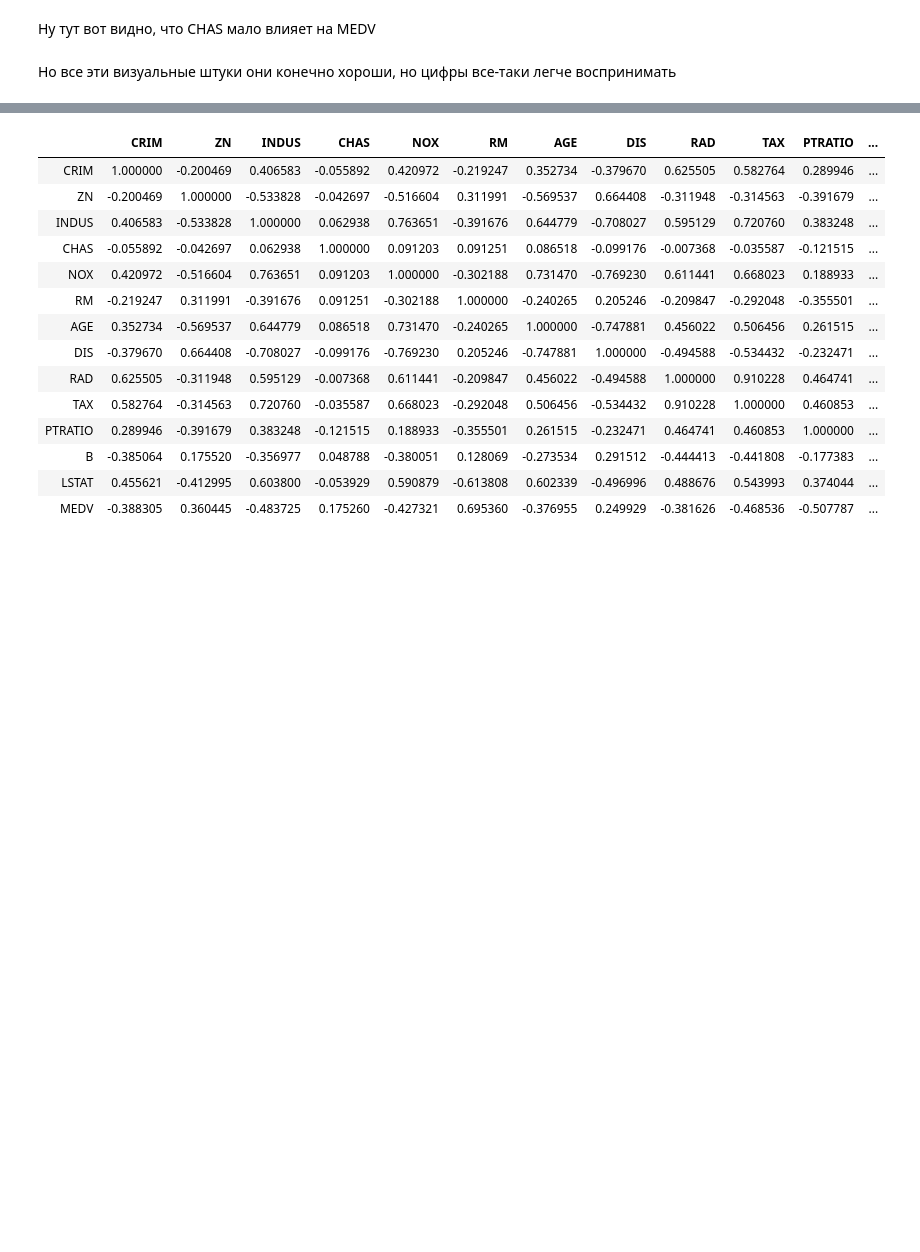
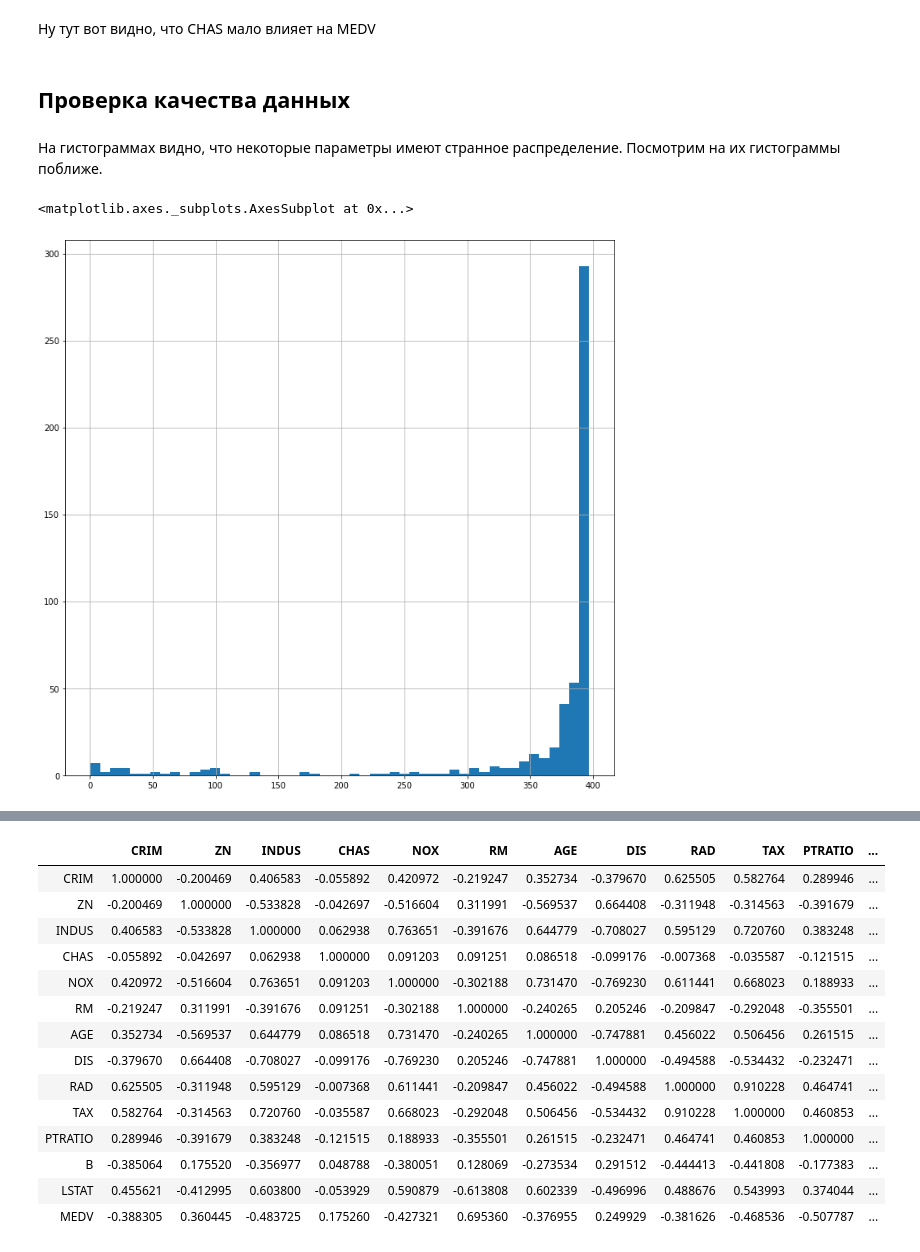
Before and after one commit to Midriaz/python, a Jupyter notebook: dvp-2.ipynb, the cells around one changed output, grey strips where cells are left out. Saved outputs shown, nothing was run; the diff lists cells and outputs as text; code cells hidden in the pictures; blank space fills up the shorter version.

```diff
--- a/dvp-2.ipynb
+++ b/dvp-2.ipynb
@@ -83,4 +86,13 @@ sns.pairplot(data, height = 1)
 # %% [markdown]
 Ну тут вот видно, что CHAS мало влияет на MEDV
-# %% [markdown]
-Но все эти визуальные штуки они конечно хороши, но цифры все-таки легче воспринимать
+# %% [markdown]
+## Проверка качества данных
+# %% [markdown]
+На гистограммах видно, что некоторые параметры имеют странное распределение. Посмотрим на их гистограммы поближе.
+# %%
+# А что там с черными?
+
+data['B'].hist(bins = 50)
+# %% [output]
+<matplotlib.axes._subplots.AxesSubplot at 0x...>
+[figure, added]
```
Also changed, not shown: parts of 34 cells of this notebook.
